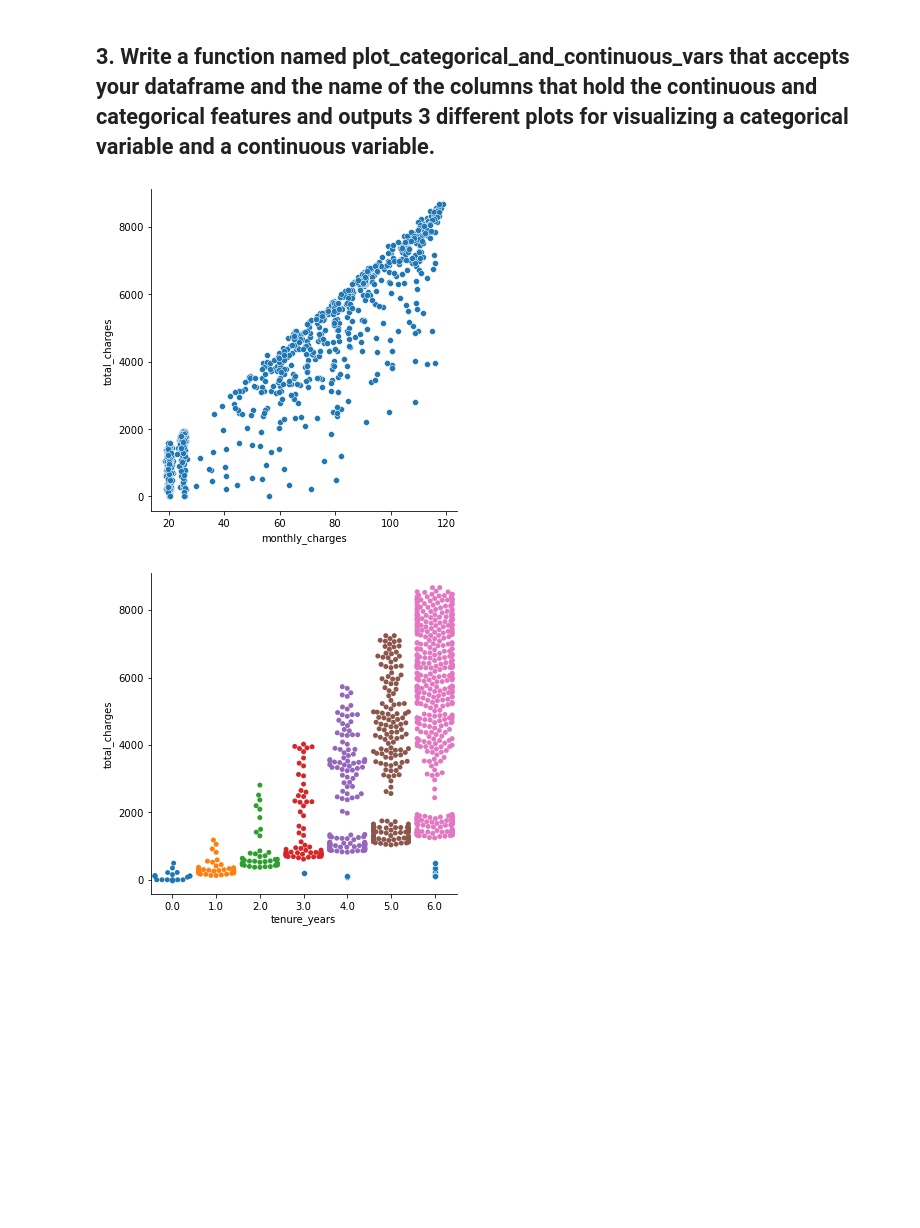
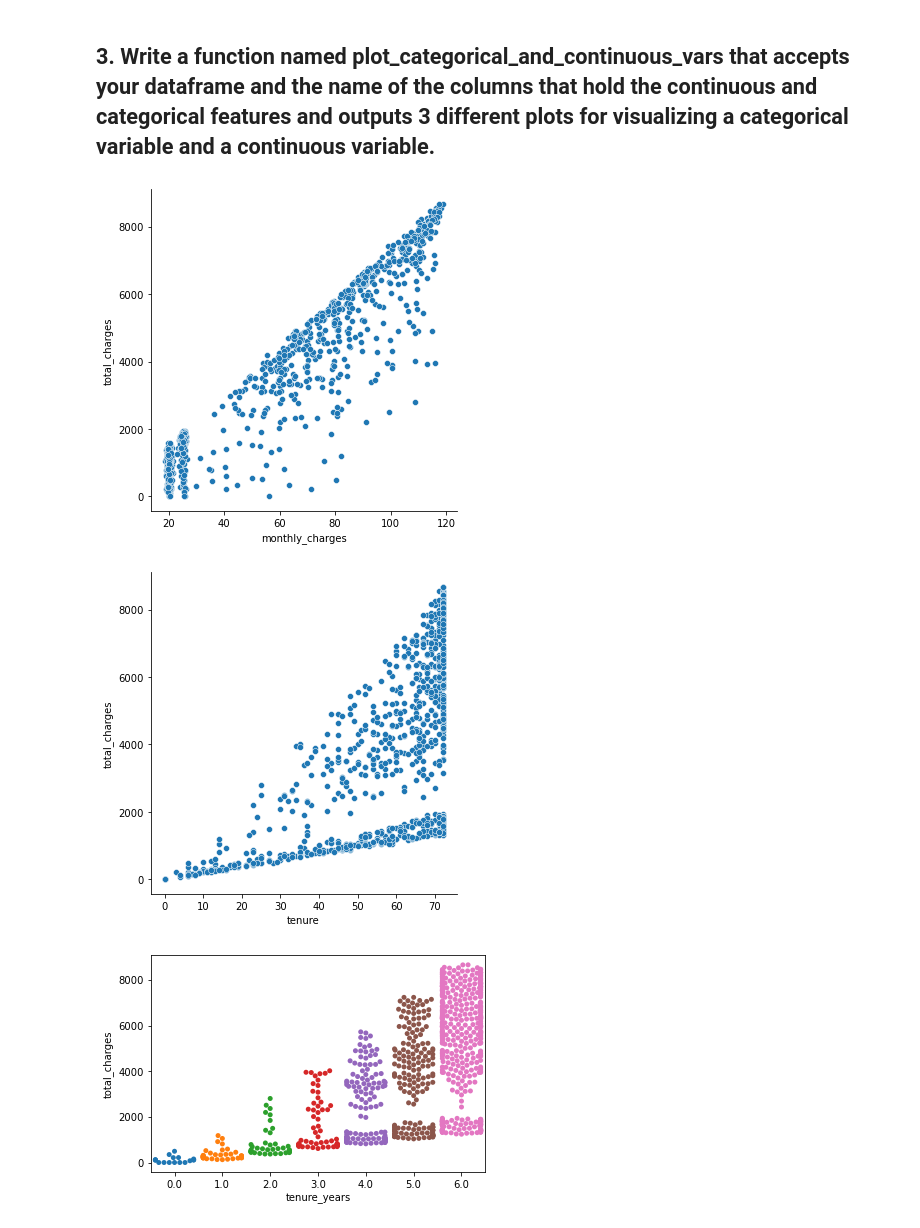
Before and after one commit to david-ryan-alviola/regression-exercises, a Jupyter notebook: explore_telco.ipynb, the cells around one changed output. Saved outputs shown, nothing was run; the diff lists cells and outputs as text; code cells hidden in the pictures; blank space fills up the shorter version.

Commit message:
Fixed plot_categorical_and_continuous_vars to show individual plots

```diff
--- a/explore_telco.ipynb
+++ b/explore_telco.ipynb
@@ -62,7 +62,8 @@ train
 # %% [markdown]
 ## 3. Write a function named plot_categorical_and_continuous_vars that accepts your dataframe and the name of the columns that hold the continuous and categorical features and outputs 3 different plots for visualizing a categorical variable and a continuous variable.
 # %%
-plot_categorical_and_continuous_vars(train, ['monthly_charges', 'tenure'], ['tenure_years'], 'total_charges', 'continuous')
+plots = plot_categorical_and_continuous_vars(train, ['monthly_charges', 'tenure'], ['tenure_years'], 'total_charges', 'continuous')
 # %% [output]
 [figure]
-[figure, old version]
+[figure, new version]
+[figure, added]
```
Also changed, not shown: parts of 1 cell of this notebook, 1 other file.
